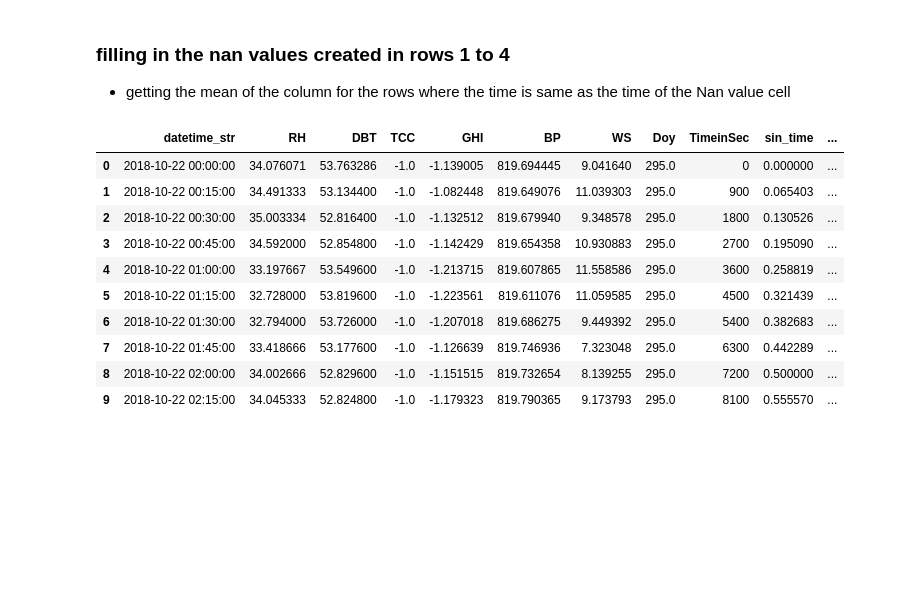
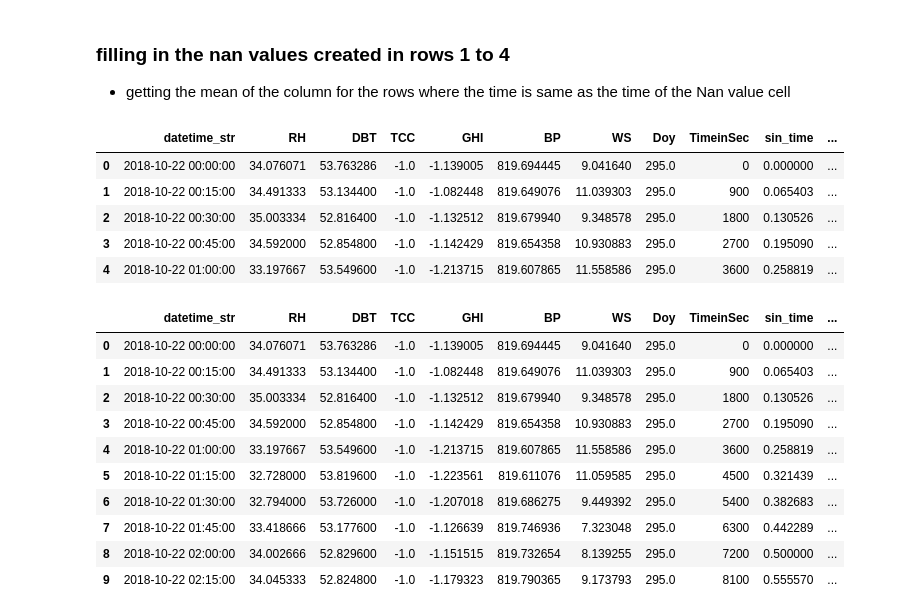
Before and after one commit to NREL/Wattile, a Jupyter notebook: pulling_in_energy_data.ipynb, the cells around one changed output. Saved outputs shown, nothing was run; the diff lists cells and outputs as text; code cells hidden in the pictures; blank space fills up the shorter version.

```diff
--- a/pulling_in_energy_data.ipynb
+++ b/pulling_in_energy_data.ipynb
@@ -308,6 +310,15 @@ def fill_nan(df):
     df.loc[0,'EC_t-1'] = df[df.datetime_str.apply(lambda x: x.time()) == df.datetime_str[0].time()]['EC_t-1'].mean(axis=0)
 
     return df
+# %%
+df.head()
+# %% [output]
+|  | datetime_str | RH | DBT | TCC | GHI | BP | WS | Doy | TimeinSec | sin_time | ... |
+| 0 | 2018-10-22 00:00:00 | 34.076071 | 53.763286 | -1.0 | -1.139005 | 819.694445 | 9.041640 | 295.0 | 0 | 0.000000 | ... |
+| 1 | 2018-10-22 00:15:00 | 34.491333 | 53.134400 | -1.0 | -1.082448 | 819.649076 | 11.039303 | 295.0 | 900 | 0.065403 | ... |
+| 2 | 2018-10-22 00:30:00 | 35.003334 | 52.816400 | -1.0 | -1.132512 | 819.679940 | 9.348578 | 295.0 | 1800 | 0.130526 | ... |
+| 3 | 2018-10-22 00:45:00 | 34.592000 | 52.854800 | -1.0 | -1.142429 | 819.654358 | 10.930883 | 295.0 | 2700 | 0.195090 | ... |
+| 4 | 2018-10-22 01:00:00 | 33.197667 | 53.549600 | -1.0 | -1.213715 | 819.607865 | 11.558586 | 295.0 | 3600 | 0.258819 | ... |
 # %%
 df = get_static_features(df)
 df = fill_nan(df)
```
Also changed, not shown: parts of 11 cells of this notebook, 5 other files.
